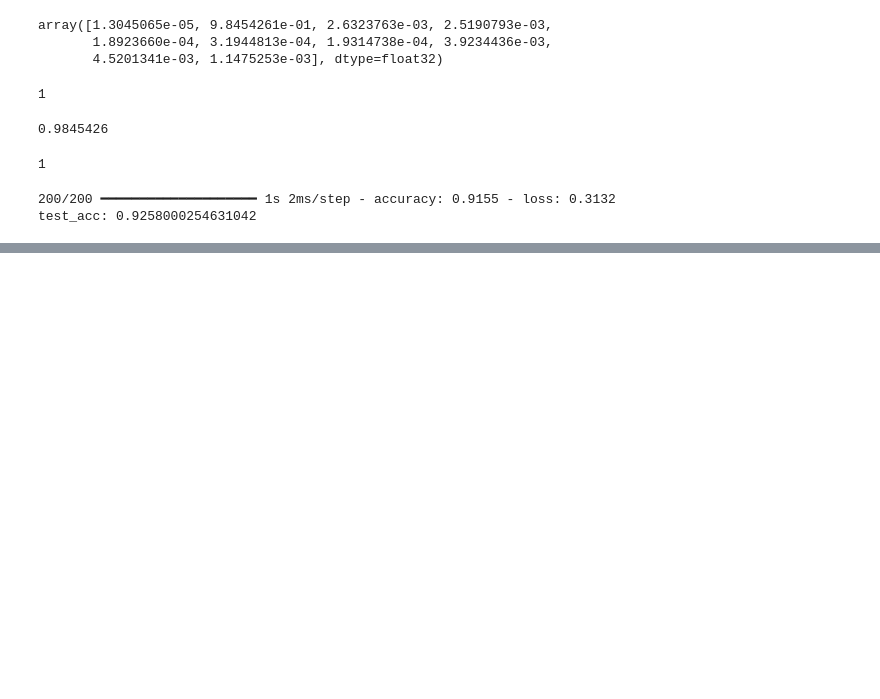
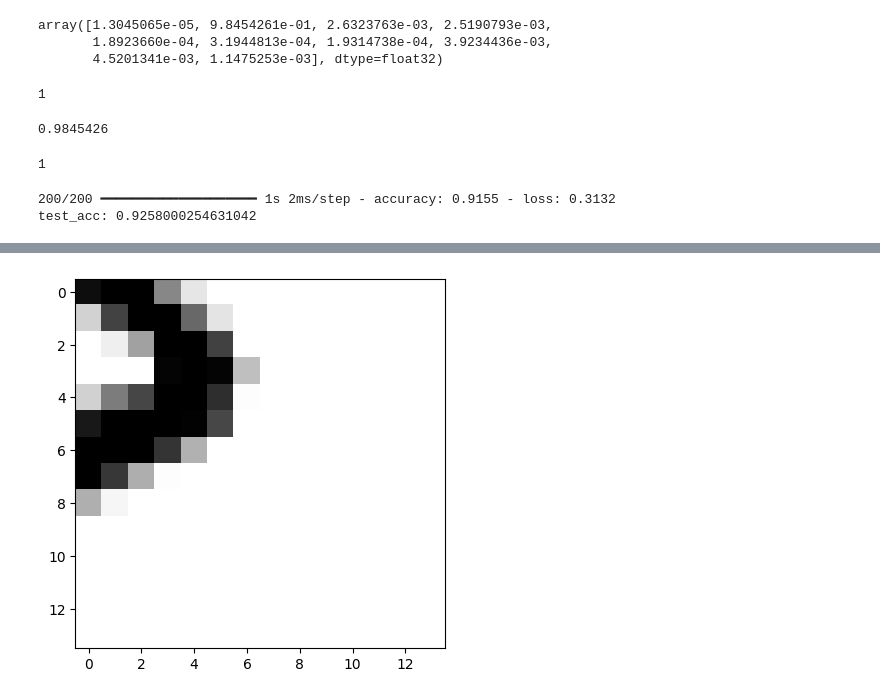
Before and after one commit to andrewyu602/AI_DL, a Jupyter notebook: week2.ipynb, the cells around one changed output, grey strips where cells are left out. Cells and saved outputs as stored; diff of their text form; code cells hidden in the pictures; blank space fills up the shorter version.

```diff
--- a/week2.ipynb
+++ b/week2.ipynb
@@ -137,0 +244,7 @@ test_acc: 0.9258000254631042
+# %%
+my_slice = train_images[:, 14:, 14:] #우측 하단의 14 * 14
+# %%
+plt.imshow(my_slice[0], cmap=plt.cm.binary)
+plt.show()
+# %% [output]
+[figure, added]
```
Also changed, not shown: parts of 21 cells of this notebook.
